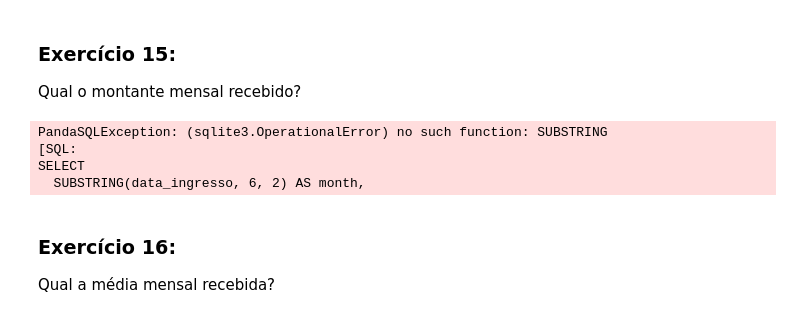
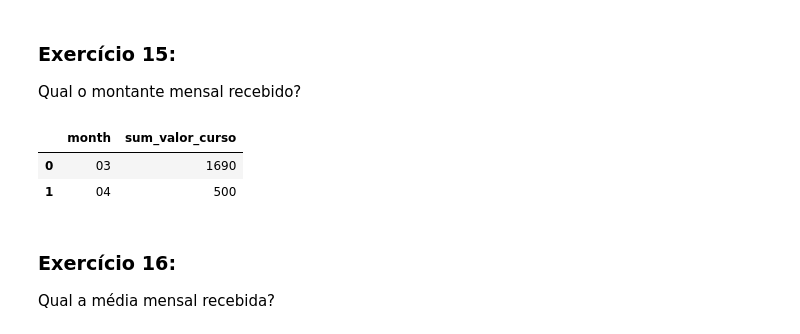
Before and after one commit to pedrofonsecapadilha/BeTechByBraskem, a Jupyter notebook: 03-BancoDeDadosI/Exercícios_aula_7.ipynb, the cells around one changed output. Saved outputs shown, nothing was run; the diff lists cells and outputs as text; code cells hidden in the pictures.

Commit message:
adjusts Colab -> JupyterNotebook

```diff
--- a/03-BancoDeDadosI/Exercícios_aula_7.ipynb
+++ b/03-BancoDeDadosI/Exercícios_aula_7.ipynb
@@ -592,22 +573,37 @@ ORDER BY
 
 Qual o montante mensal recebido?
 # %%
+# NO COLAB ELE ACEITA A FUNÇÃO SUBSTRING
+
+# ps.sqldf("""
+# SELECT
+#   SUBSTRING(data_ingresso, 6, 2) AS month,
+#   SUM(valor_curso) AS sum_valor_curso
+# FROM
+#   transacoes AS T
+#   LEFT JOIN alunos AS A ON T.id_aluno = A.id_aluno
+#   LEFT JOIN cursos AS C ON T.id_curso = C.id_curso
+# GROUP BY
+#   month
+# """)
+
+# NO JUPYTER PRECISEI ALTERAR PARA SUBSTR
+
 ps.sqldf("""
 SELECT
-  SUBSTRING(data_ingresso, 6, 2) AS month,
+  SUBSTR(data_ingresso, 6, 2) AS month,
   SUM(valor_curso) AS sum_valor_curso
 FROM
   transacoes AS T
   LEFT JOIN alunos AS A ON T.id_aluno = A.id_aluno
   LEFT JOIN cursos AS C ON T.id_curso = C.id_curso
 GROUP BY
   month
 """)
 # %% [output]
-PandaSQLException: (sqlite3.OperationalError) no such function: SUBSTRING
-[SQL:
-SELECT
-  SUBSTRING(data_ingresso, 6, 2) AS month,
+|  | month | sum_valor_curso |
+| 0 | 03 | 1690 |
+| 1 | 04 | 500 |
 # %% [markdown]
 ### Exercício 16:
 
```
Also changed, not shown: parts of 1 cell of this notebook, 2 other files.
